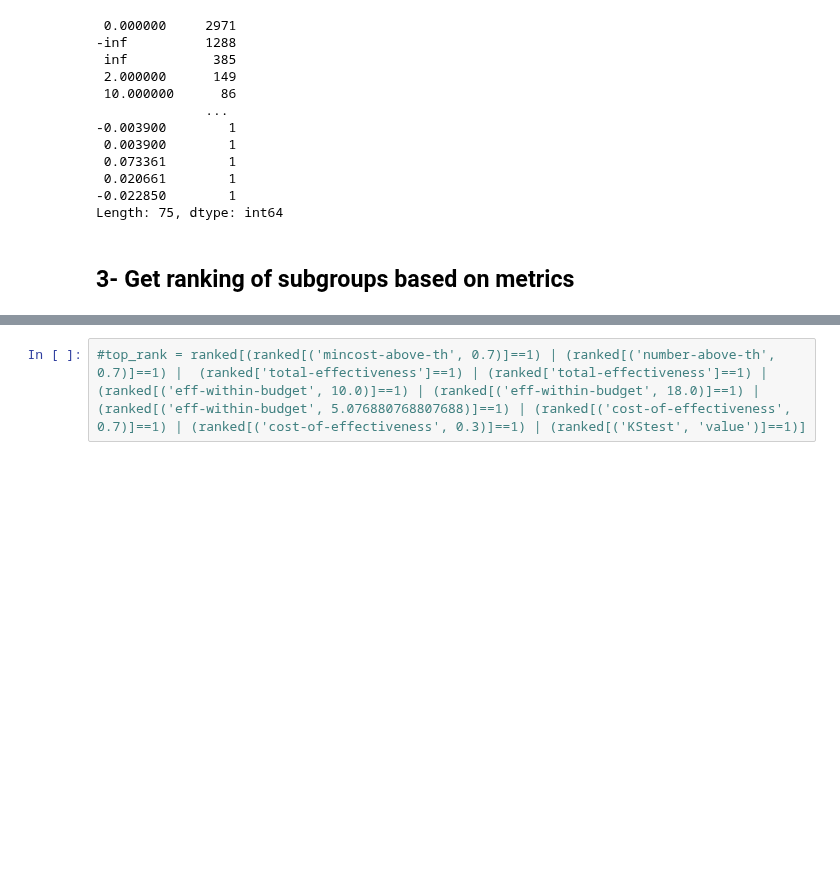
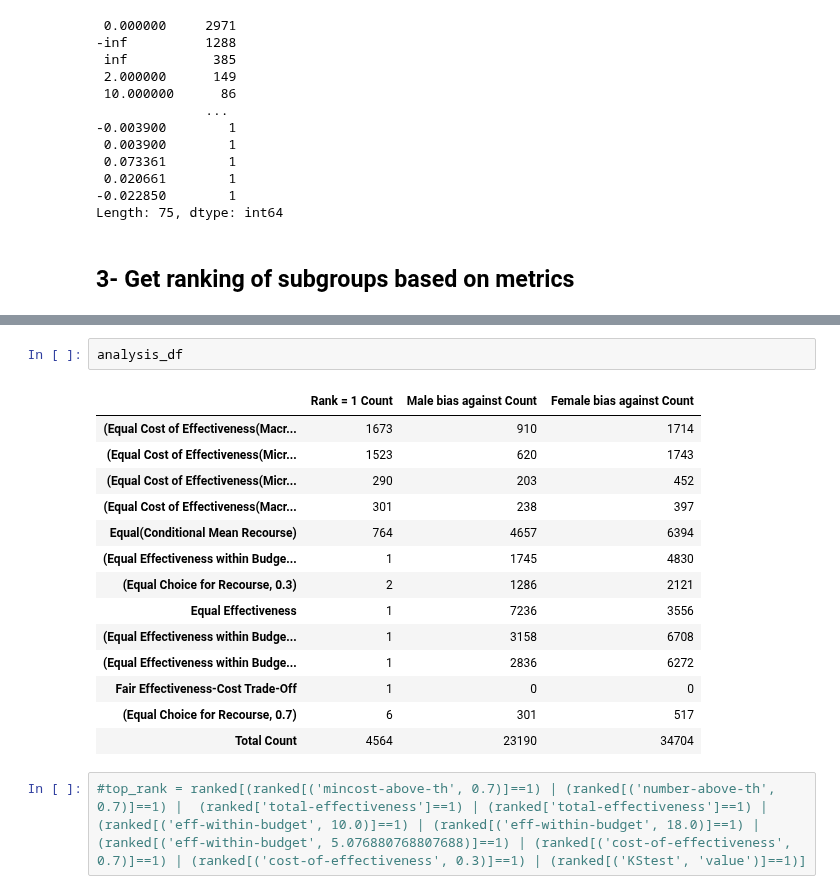
Before and after one commit to AutoFairAthenaRC/FACTS, a Jupyter notebook: facts/AdultDataset/Adult-Experiments.ipynb, the cells around one changed output, grey strips where cells are left out. Drawn from its saved outputs; the diff is of its cells as text; blank space fills up the shorter version.

```diff
--- a/facts/AdultDataset/Adult-Experiments.ipynb
+++ b/facts/AdultDataset/Adult-Experiments.ipynb
@@ -626,3 +610,20 @@ ranked.head()
+# %%
+analysis_df
+# %% [output]
+|  | Rank = 1 Count | Male bias against Count | Female bias against Count |
+| (Equal Cost of Effectiveness(Macr... | 1673 | 910 | 1714 |
+| (Equal Cost of Effectiveness(Micr... | 1523 | 620 | 1743 |
+| (Equal Cost of Effectiveness(Micr... | 290 | 203 | 452 |
+| (Equal Cost of Effectiveness(Macr... | 301 | 238 | 397 |
+| Equal(Conditional Mean Recourse) | 764 | 4657 | 6394 |
+| (Equal Effectiveness within Budge... | 1 | 1745 | 4830 |
+| (Equal Choice for Recourse, 0.3) | 2 | 1286 | 2121 |
+| Equal Effectiveness | 1 | 7236 | 3556 |
+| (Equal Effectiveness within Budge... | 1 | 3158 | 6708 |
+| (Equal Effectiveness within Budge... | 1 | 2836 | 6272 |
+| Fair Effectiveness-Cost Trade-Off | 1 | 0 | 0 |
+| (Equal Choice for Recourse, 0.7) | 6 | 301 | 517 |
+| Total Count | 4564 | 23190 | 34704 |
 # %%
 #top_rank = ranked[(ranked[('mincost-above-th', 0.7)]==1) | (ranked[('number-above-th', 0.7)]==1) |  (ranked['total-effectiveness']==1) | (ranked['total-effectiveness']==1) | (ranked[('eff-within-budget', 10.0)]==1) | (ranked[('eff-within-budget', 18.0)]==1) | (ranked[('eff-within-budget', 5.076880768807688)]==1) | (ranked[('cost-of-effectiveness', 0.7)]==1) | (ranked[('cost-of-effectiveness', 0.3)]==1) | (ranked[('KStest', 'value')]==1)]
 # %%
```
Also changed, not shown: parts of 11 cells of this notebook, 1 other file.
